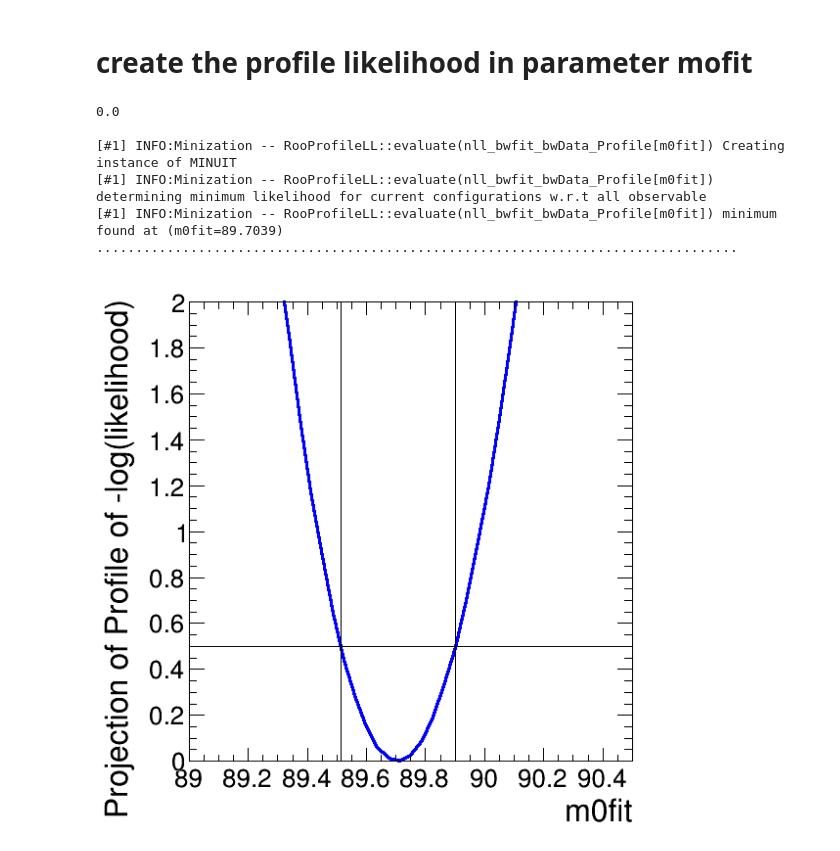
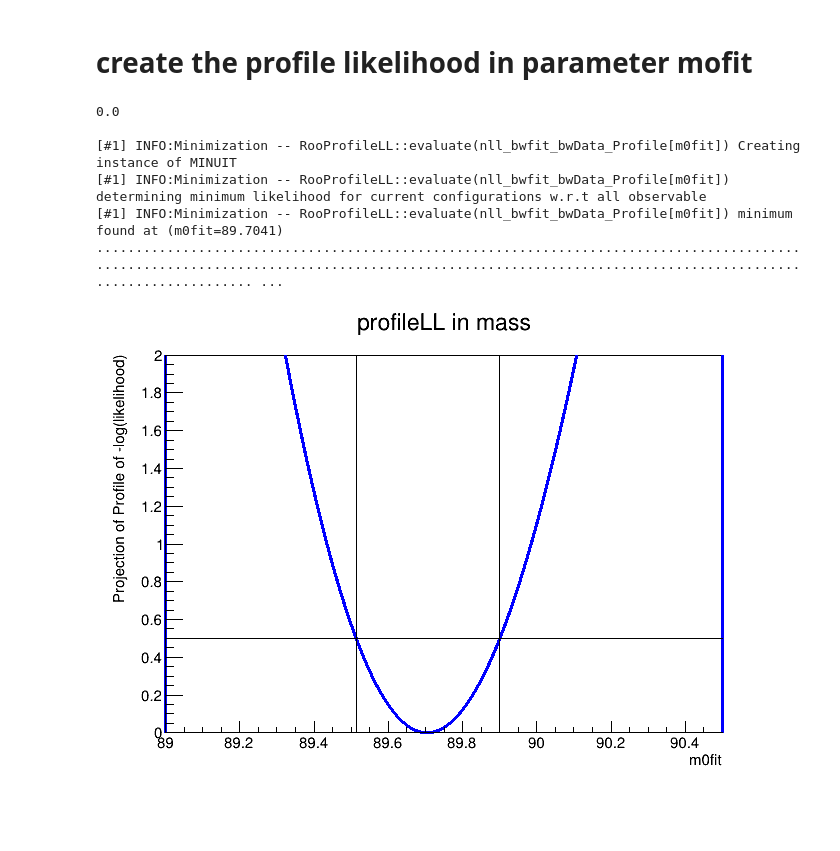
Before and after one commit to lenzip/conda, a Jupyter notebook: bw.ipynb, the cells around one changed output. Drawn from its saved outputs; the diff is of its cells as text; code cells hidden in the pictures; blank space fills up the shorter version.

```diff
--- a/bw.ipynb
+++ b/bw.ipynb
@@ -6,4 +8,4 @@ Welcome to JupyROOT 6.24/00
 # %% [markdown]
 # define the random variable
 # %%
-mll   = ROOT.RooRealVar("mll", "mll", 60, 120)
+mll   = RooRealVar("mll", "m_{ll}", 60, 120)
@@ -14,10 +12,10 @@ RooFit v3.60 -- Developed by Wouter Verkerke and David Kirkby
 # %% [markdown]
 # define the parameters of a Breit Wigner PDF
 # %%
-m0    = ROOT.RooRealVar("m0", "m0", 90)
-Gamma = ROOT.RooRealVar("gamma", "gamma", 2.5)
-bw    = ROOT.RooBreitWigner("bw", "bw", mll, m0, Gamma)
+m0    = RooRealVar("m0", "m0", 90)
+Gamma = RooRealVar("gamma", "gamma", 2.5)
+bw    = RooBreitWigner("bw", "bw", mll, m0, Gamma)
 # %% [markdown]
 # generate a 100 events dataset
 # %%
-dataset = bw.generate(mll, 100)
+dataset = bw.generate(RooArgSet(mll), 100)
@@ -24,7 +32,7 @@ dataset = bw.generate(mll, 100)
 # %% [markdown]
 # define a new PDF along with new parameters for the fit
 # %%
-m0fit    = ROOT.RooRealVar("m0fit", "m0fit", 60, 120)
+m0fit    = ROOT.RooRealVar("m0fit", "m0fit", 80, 110)
 Gammafit = ROOT.RooRealVar("gammafir", "gammafit", 0, 10)
 bwfit    = ROOT.RooBreitWigner("bwfit", "bwfit", mll, m0fit, Gammafit)
 # %% [markdown]
@@ -120,24 +128,24 @@ ROOT.gPad.Draw()
 # create the profile likelihood in parameter mofit
 # %%
 profile = nll.createProfile(m0fit)
-frame1 = m0fit.frame(ROOT.RooFit.Bins(20), ROOT.RooFit.Range(89,90.5), ROOT.RooFit.Title("profileLL in mass"))
+frame1 = m0fit.frame(ROOT.RooFit.Bins(20000), ROOT.RooFit.Range(89,90.5), ROOT.RooFit.Title("profileLL in mass"))
 profile.plotOn(frame1)
 frame1.GetYaxis().SetRangeUser(0, 2)
 frame1.Draw()
 line = ROOT.TLine(89, 0.5, 90.5, 0.5)
 line.Draw("sames")
 print(m0fit.getAsymErrorLo())
 line1 = ROOT.TLine(m0fitresDo, 0, m0fitresDo, 2)
 line2 = ROOT.TLine(m0fitresUp, 0, m0fitresUp, 2)
 line1.Draw("sames")
 line2.Draw("sames")
 ROOT.gPad.Update()
 ROOT.gPad.Draw()
 # %% [output]
 0.0
 
-[#1] INFO:Minization -- RooProfileLL::evaluate(nll_bwfit_bwData_Profile[m0fit]) Creating instance of MINUIT
-[#1] INFO:Minization -- RooProfileLL::evaluate(nll_bwfit_bwData_Profile[m0fit]) determining minimum likelihood for current configurations w.r.t all observable
-[#1] INFO:Minization -- RooProfileLL::evaluate(nll_bwfit_bwData_Profile[m0fit]) minimum found at (m0fit=89.7039)
-..................................................................................
+[#1] INFO:Minimization -- RooProfileLL::evaluate(nll_bwfit_bwData_Profile[m0fit]) Creating instance of MINUIT
+[#1] INFO:Minimization -- RooProfileLL::evaluate(nll_bwfit_bwData_Profile[m0fit]) determining minimum likelihood for current configurations w.r.t all observable
+[#1] INFO:Minimization -- RooProfileLL::evaluate(nll_bwfit_bwData_Profile[m0fit]) minimum found at (m0fit=89.7041)
+........................................................................................................................................................................................................ ...
-[figure, old version]
+[figure, new version]
```
Also changed, not shown: parts of 7 cells of this notebook, 6 other files.
